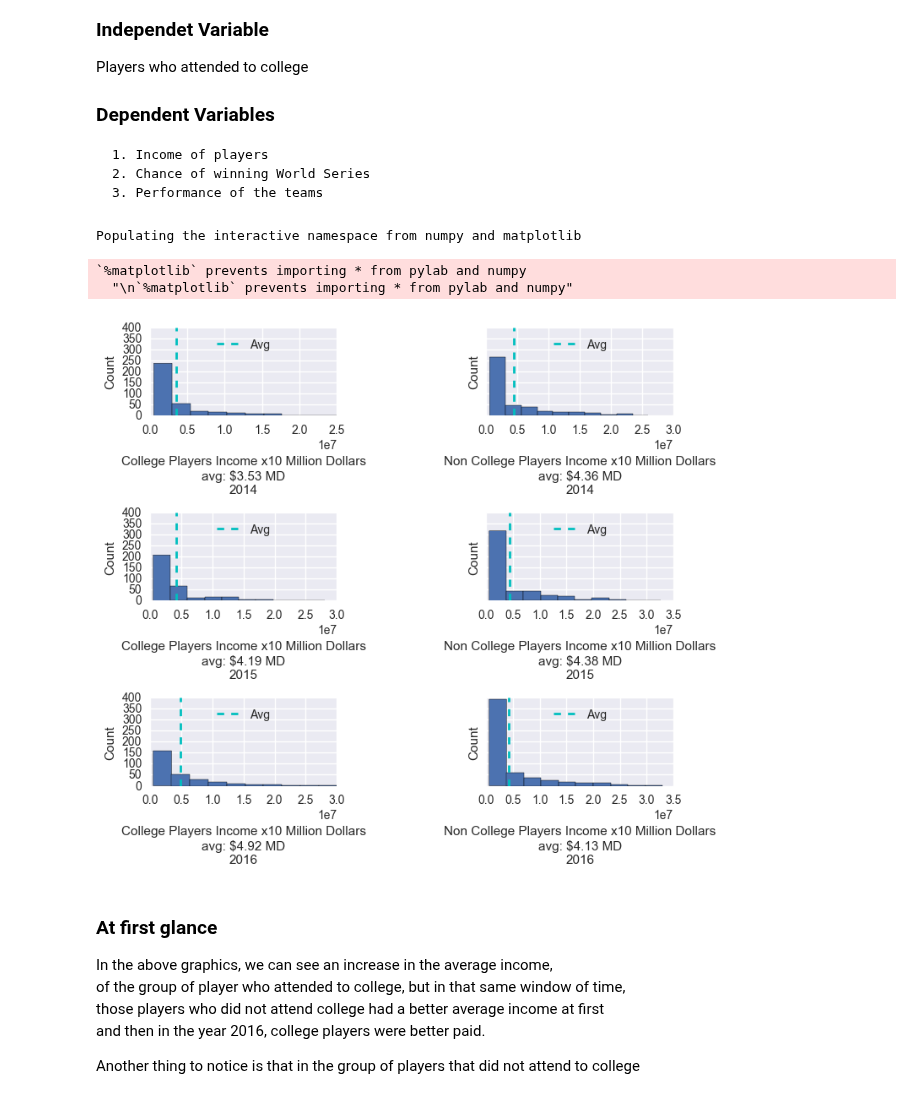
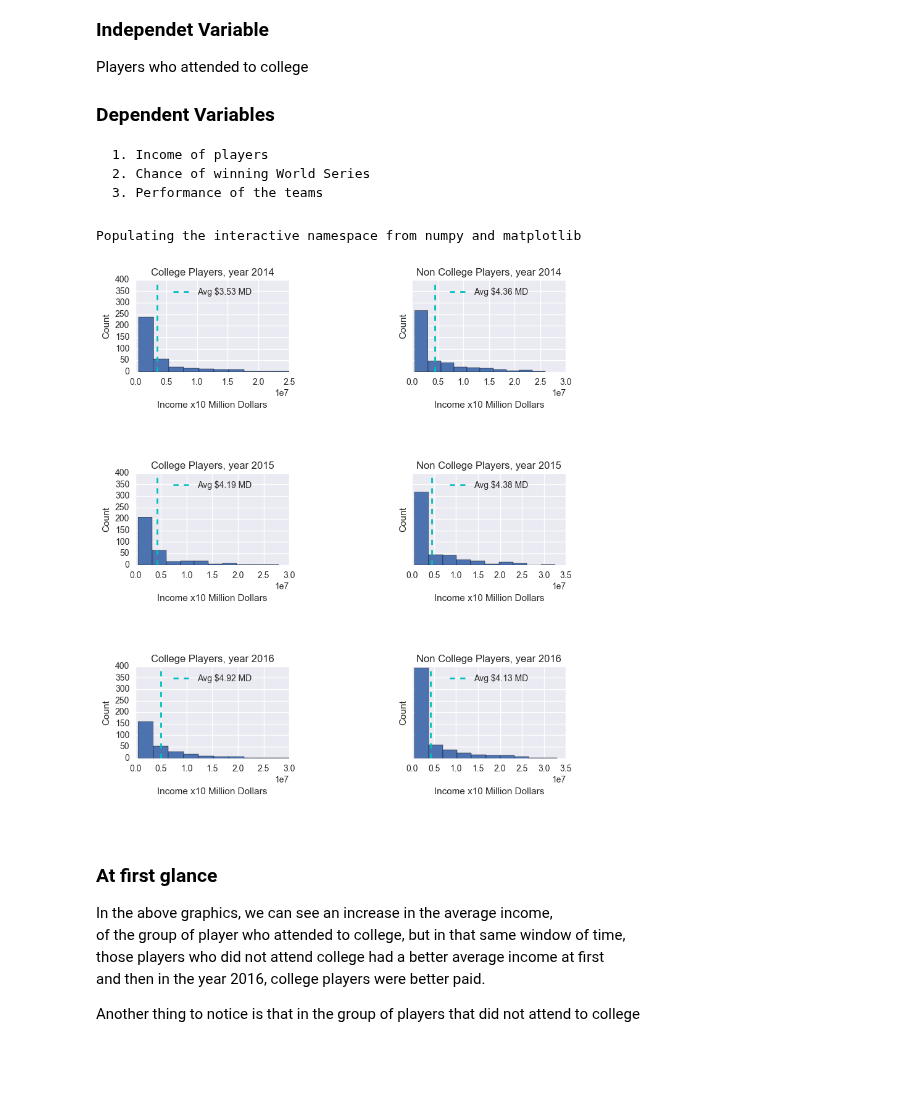
Before and after one commit to ulitosCoder/DataAnalysis, a Jupyter notebook: project_investigate_a_dataset/Baseball Data Analysis.ipynb, the cells around one changed output. Cells and saved outputs as stored; diff of their text form; code cells hidden in the pictures; blank space fills up the shorter version.

Commit message:
Addded titles to charts

```diff
--- a/project_investigate_a_dataset/Baseball Data Analysis.ipynb
+++ b/project_investigate_a_dataset/Baseball Data Analysis.ipynb
@@ -81,58 +81,61 @@ def put_salaries_hist(row, col, df, axes, lbl,year):
     of the salaries data, and prints lables and legends.
 
     """
-    xlabel = '\n{0}College Players Income x10 Million Dollars\navg: ${1:.2f} MD\n{2}'
+    titlestr = '{}College Players, year {}'
+    xlabel = '\nIncome x10 Million Dollars\n\n'
+
+    #plt.title('Left Title', loc='left')
+    axes[ax,col].title.set_text(titlestr.format(lbl, year))
 
     axes[ax,col].set_ylabel('Count')
 
     #divide the average salalry in the data between 1 million
     meanmd = df.salary.values.mean() /1000000
-    axes[ax,col].set_xlabel(xlabel.format(lbl, meanmd,year))
+    axes[ax,col].set_xlabel(xlabel)
 
     #put the histogram
     axes[ax,col].hist(df.salary.values)
 
     #draw a line for the average of the group
-    axes[ax,col].axvline(df.salary.values.mean(), color='c', linestyle='dashed', linewidth=2, label='Avg')
+    axes[ax,col].axvline(df.salary.values.mean(), color='c', linestyle='dashed',
+                         linewidth=2, label='Avg ${0:.2f} MD'.format(meanmd))
 
     #show legends
     legend = axes[ax,col].legend(loc='upper center', shadow=True)
 # %%
 %pylab inline
 
-fig, axes = plt.subplots(nrows=3, ncols=2, figsize=(8, 7), sharey=True,sharex=False)
+fig, axes = plt.subplots(nrows=3, ncols=2, figsize=(9, 10), sharey=True,sharex=False,edgecolor='k')
 
 #put the resulting DataFrames into lists to easily get the charts
 ylist = ['2014','2015','2016']
 alist = [college_salaries2014 , college_salaries2015, college_salaries2016]
 blist = [non_college_salaries2014 , non_college_salaries2015, non_college_salaries2016]
 #row counter
 ax = 0
 
 #string to put label on each chart
 
 for ax in range( len(alist)):
     #the figure has 2 columns, the column on the left has the colleger players data
     # the column on the right has the non college players data
     year = ylist[ax]
 
     #college players salaries
     adf = alist[ax]
     put_salaries_hist(ax,0,adf,axes,'',year)
 
     #non college players salaries
     adf = blist[ax]
     put_salaries_hist(ax,1,adf,axes,'Non ',year)
 
     ax = ax + 1
 
 
 fig.subplots_adjust(hspace = 1.1,wspace=0.8)
 # %% [output]
 Populating the interactive namespace from numpy and matplotlib
-`%matplotlib` prevents importing * from pylab and numpy
-  "\n`%matplotlib` prevents importing * from pylab and numpy"
-[figure, old version]
+[figure, new version]
 # %% [markdown]
 ### At first glance
 In the above graphics, we can see an increase in the average income,<br>
```
Also changed, not shown: parts of 8 cells of this notebook.
